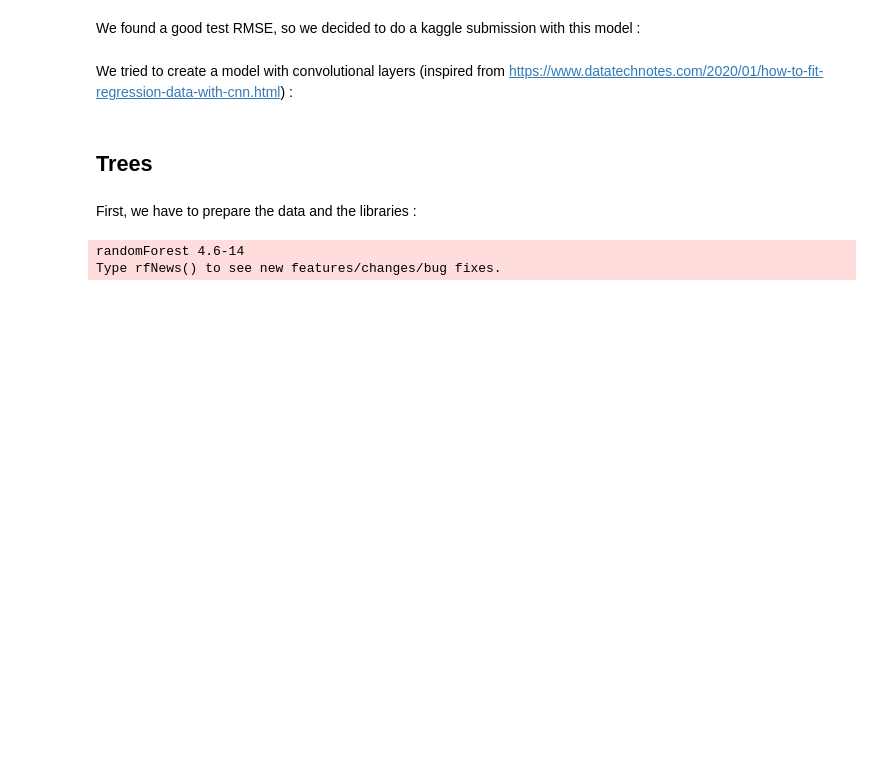
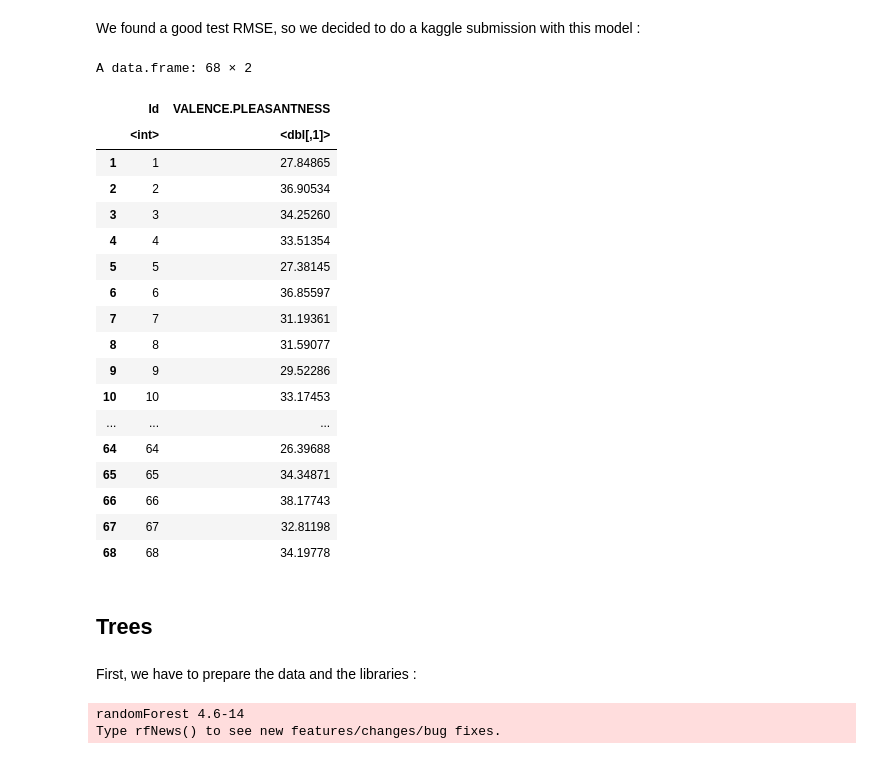
Before and after one commit to ghaeflig/Miniproject-Bio-322, a Jupyter notebook: src/NonlinearMethod_final.ipynb, the cells around one changed output. Drawn from its saved outputs; the diff is of its cells as text; code cells hidden in the pictures; blank space fills up the shorter version.

Commit message:
submission 3 and final work in neural network

```diff
--- a/src/NonlinearMethod_final.ipynb
+++ b/src/NonlinearMethod_final.ipynb
@@ -8,12 +8,13 @@ First, we have to prepare the data :
 data <- read.csv(file.path("..", "data", "training_data.csv"))
 data<-data[,-which(names(data) %in% c("SWEETORSOUR"))]
 data$Intensity<-as.numeric(as.factor(data$Intensity))
-data<-data[ ,-which(apply(data, 2, var) == 0)]
+var0<-which(apply(data, 2, var) == 0)                              #this can be reused when preparing future test data
+data<-data[ ,-var0]
 
 set.seed(199)
-idx.train <- sample(nrow(data), nrow(data)*2/3)
+idx.train <- sample(nrow(data), nrow(data)*2/3)                    #separate data into training and validation set (using the validation set approach)
 data.train <- data[idx.train,]
-datax.train<-data.train[,-which(names(data.train) %in% c("VALENCE.PLEASANTNESS"))]
+datax.train<-data.train[,-which(names(data.train) %in% c("VALENCE.PLEASANTNESS"))]  #separate between the response and the predictors
 datay.train<-data.train$VALENCE.PLEASANTNESS
 
 data.test <- data[-idx.train,]
@@ -29,5 +30,5 @@ datax.train<-datax.train[,which(test.var&train.var)] #take the same columns for
 datax.test<-datax.test[,which(test.var&train.var)]
 ncol(data.test)
 
-datax.train<-as.matrix(datax.train)
+datax.train<-as.matrix(datax.train)       #transform into matrix for neuron networks
 datax.test<-as.matrix(datax.test)
@@ -146,22 +275,45 @@ print(scores)
 # %% [markdown]
 We found a good test RMSE, so we decided to do a kaggle submission with this model :
 # %%
+#treat and filter the data like the training data
 data_test <- read.csv(file.path("..", "data", "test_data.csv"))
-data_test <- data_test[,-1]
-
+data_test <- data_test[,-1]   #the first column is indexes
 data_test$Intensity<-as.numeric(as.factor(data_test$Intensity))
-data_test <-data_test[ ,-var]#remove the same predictors
+data_test <-data_test[ ,-var0]   #remove the same predictors
 data_test_matrix <- as.matrix(data_test)
 
-
+#compute the prediction with test_data
 pred_test <- model_tot %>% predict(data_test_matrix)
 
-#pred_test<-y.unscale(pred_test,data_test.sc)
+#prepare submission file
+data_sub <- read.csv(file.path("..", "data", "sampleSubmission.csv"))
+data_sub <- data_sub[-69,] #we want 68 outputs
+data_sub$VALENCE.PLEASANTNESS <- pred_test
 
-data_sub <- read.csv(file.path("..", "data", "sampleSubmission.csv"))
-data_sub <- data_sub[-69,]
-data_sub$VALENCE.PLEASANTNESS <- pred_test
+#print
 data_sub
-write.csv(data_sub,file="Sub2.csv", row.names = FALSE)
+
+#write in file
+write.csv(data_sub,file="Sub3.csv", row.names = FALSE)
+
+#sub3.csv can now be submitted on kaggle!
+# %% [output]
+A data.frame: 68 × 2
+|  | Id | VALENCE.PLEASANTNESS |
+|  | <int> | <dbl[,1]> |
+| 1 | 1 | 27.84865 |
+| 2 | 2 | 36.90534 |
+| 3 | 3 | 34.25260 |
+| 4 | 4 | 33.51354 |
+| 5 | 5 | 27.38145 |
+| 6 | 6 | 36.85597 |
+| 7 | 7 | 31.19361 |
+| 8 | 8 | 31.59077 |
+| 9 | 9 | 29.52286 |
+| 10 | 10 | 33.17453 |
+| ... | ... | ... |
+| 64 | 64 | 26.39688 |
+| 65 | 65 | 34.34871 |
+| 66 | 66 | 38.17743 |
+| 67 | 67 | 32.81198 |
+| 68 | 68 | 34.19778 |
-# %% [markdown]
-We tried to create a model with convolutional layers (inspired from https://www.datatechnotes.com/2020/01/how-to-fit-regression-data-with-cnn.html) :
```
Also changed, not shown: parts of 12 cells of this notebook, 3 other files.
